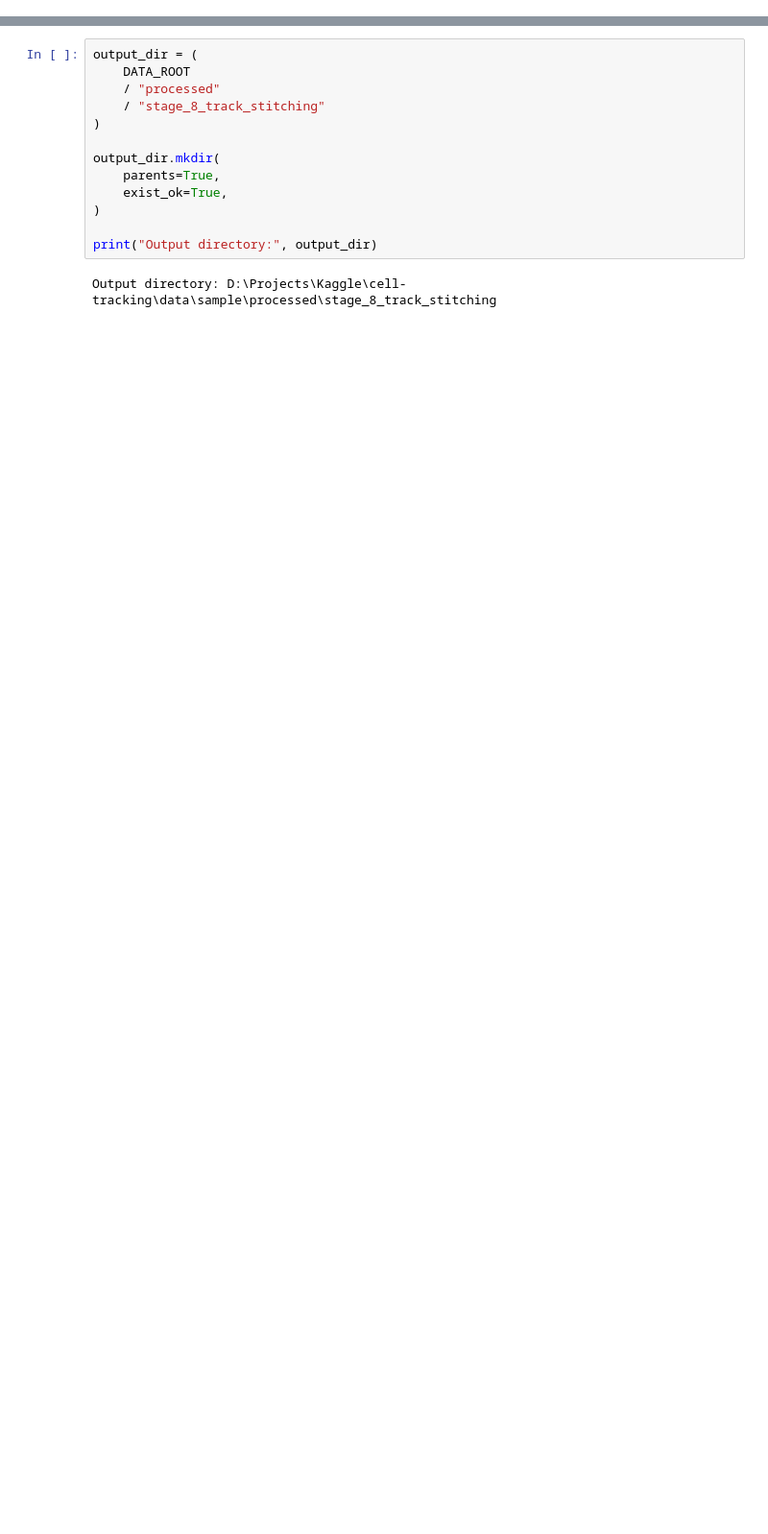
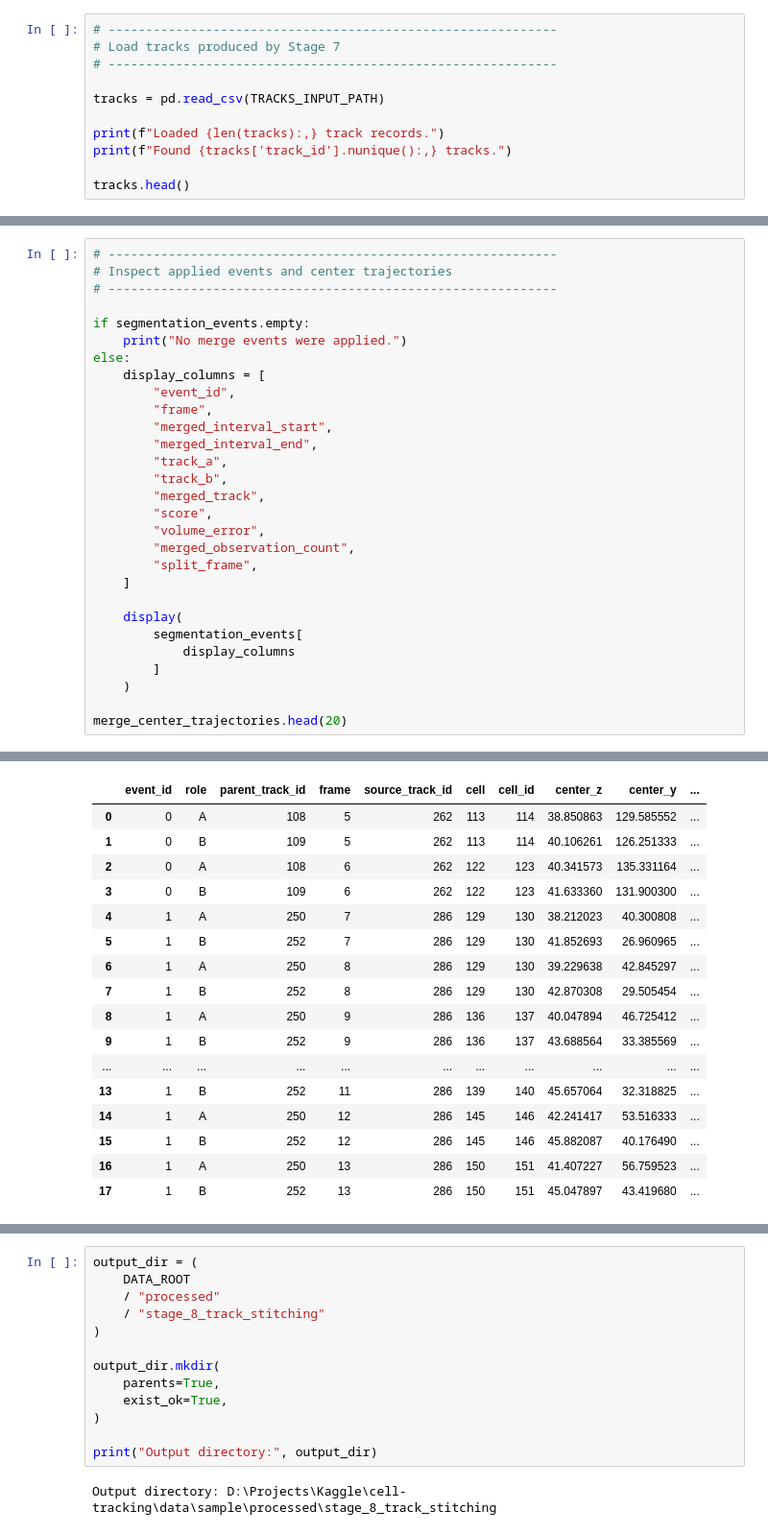
Before and after one commit to RJKRanathunga/stirnet-3d-cell-tracking, a Jupyter notebook: notebooks/08_track_stitching.ipynb, the cells around one changed output, grey strips where cells are left out. Shown at 96% size. Cells and saved outputs as stored; diff of their text form; blank space fills up the shorter version.

```diff
--- a/notebooks/08_track_stitching.ipynb
+++ b/notebooks/08_track_stitching.ipynb
@@ -1366,0 +43,11 @@ The original track IDs are preserved. Merge hypotheses, seed priors, and pending
+# %%
+# ------------------------------------------------------------
+# Load tracks produced by Stage 7
+# ------------------------------------------------------------
+
+tracks = pd.read_csv(TRACKS_INPUT_PATH)
+
+print(f"Loaded {len(tracks):,} track records.")
+print(f"Found {tracks['track_id'].nunique():,} tracks.")
+
+tracks.head()
@@ -1366,0 +2464,30 @@ The original track IDs are preserved. Merge hypotheses, seed priors, and pending
+# %%
+# ------------------------------------------------------------
+# Inspect applied events and center trajectories
+# ------------------------------------------------------------
+
+if segmentation_events.empty:
+    print("No merge events were applied.")
+else:
+    display_columns = [
+        "event_id",
+        "frame",
+        "merged_interval_start",
+        "merged_interval_end",
+        "track_a",
+        "track_b",
+        "merged_track",
+        "score",
+        "volume_error",
+        "merged_observation_count",
+        "split_frame",
+    ]
+
+    display(
+        segmentation_events[
+            display_columns
+        ]
+    )
+
+merge_center_trajectories.head(20)
+# %% [output]
@@ -1366,0 +2497,17 @@ The original track IDs are preserved. Merge hypotheses, seed priors, and pending
+|  | event_id | role | parent_track_id | frame | source_track_id | cell | cell_id | center_z | center_y | ... |
+| 0 | 0 | A | 108 | 5 | 262 | 113 | 114 | 38.850863 | 129.585552 | ... |
+| 1 | 0 | B | 109 | 5 | 262 | 113 | 114 | 40.106261 | 126.251333 | ... |
+| 2 | 0 | A | 108 | 6 | 262 | 122 | 123 | 40.341573 | 135.331164 | ... |
+| 3 | 0 | B | 109 | 6 | 262 | 122 | 123 | 41.633360 | 131.900300 | ... |
+| 4 | 1 | A | 250 | 7 | 286 | 129 | 130 | 38.212023 | 40.300808 | ... |
+| 5 | 1 | B | 252 | 7 | 286 | 129 | 130 | 41.852693 | 26.960965 | ... |
+| 6 | 1 | A | 250 | 8 | 286 | 129 | 130 | 39.229638 | 42.845297 | ... |
+| 7 | 1 | B | 252 | 8 | 286 | 129 | 130 | 42.870308 | 29.505454 | ... |
+| 8 | 1 | A | 250 | 9 | 286 | 136 | 137 | 40.047894 | 46.725412 | ... |
+| 9 | 1 | B | 252 | 9 | 286 | 136 | 137 | 43.688564 | 33.385569 | ... |
+| ... | ... | ... | ... | ... | ... | ... | ... | ... | ... | ... |
+| 13 | 1 | B | 252 | 11 | 286 | 139 | 140 | 45.657064 | 32.318825 | ... |
+| 14 | 1 | A | 250 | 12 | 286 | 145 | 146 | 42.241417 | 53.516333 | ... |
+| 15 | 1 | B | 252 | 12 | 286 | 145 | 146 | 45.882087 | 40.176490 | ... |
+| 16 | 1 | A | 250 | 13 | 286 | 150 | 151 | 41.407227 | 56.759523 | ... |
+| 17 | 1 | B | 252 | 13 | 286 | 150 | 151 | 45.047897 | 43.419680 | ... |
```
Also changed, not shown: parts of 37 cells of this notebook, 6 other files.
